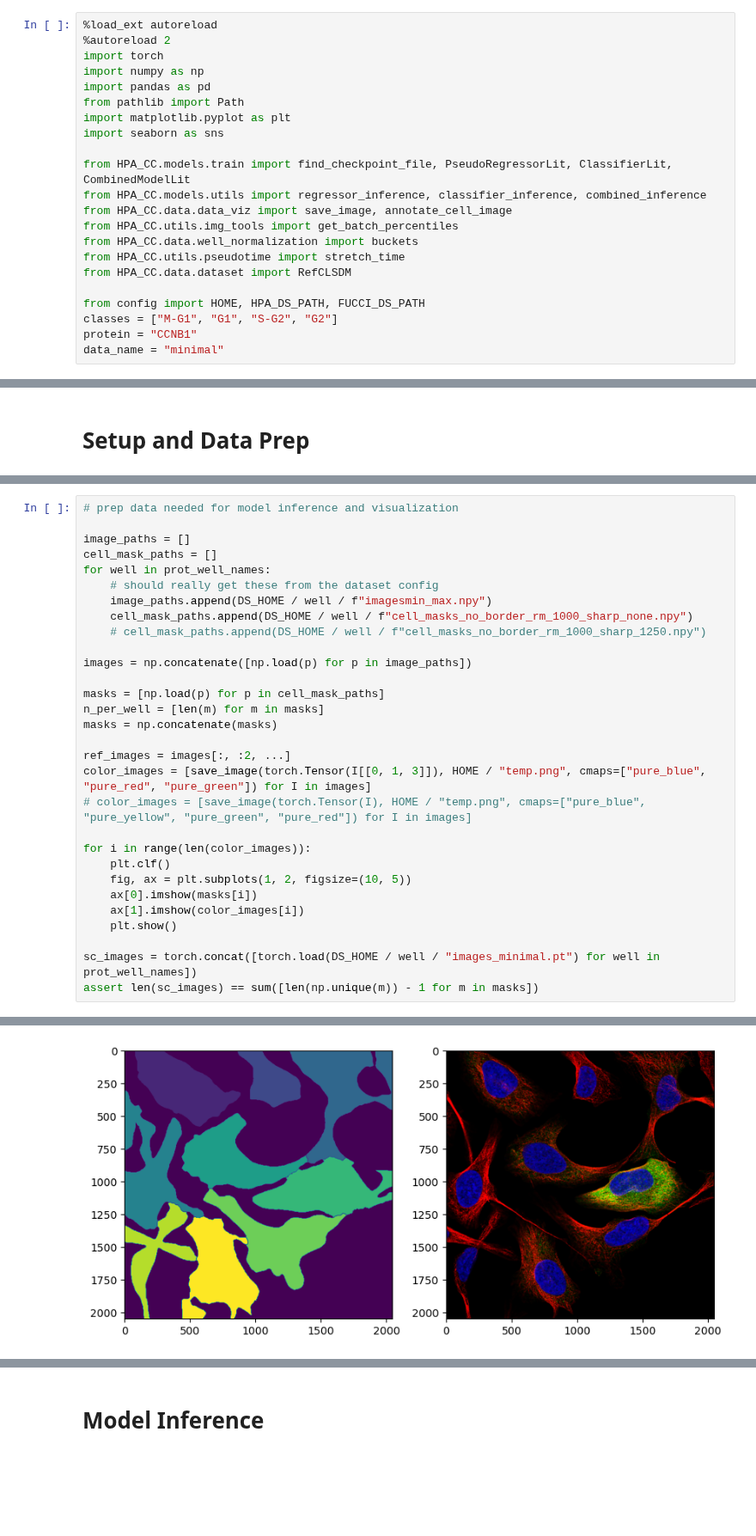
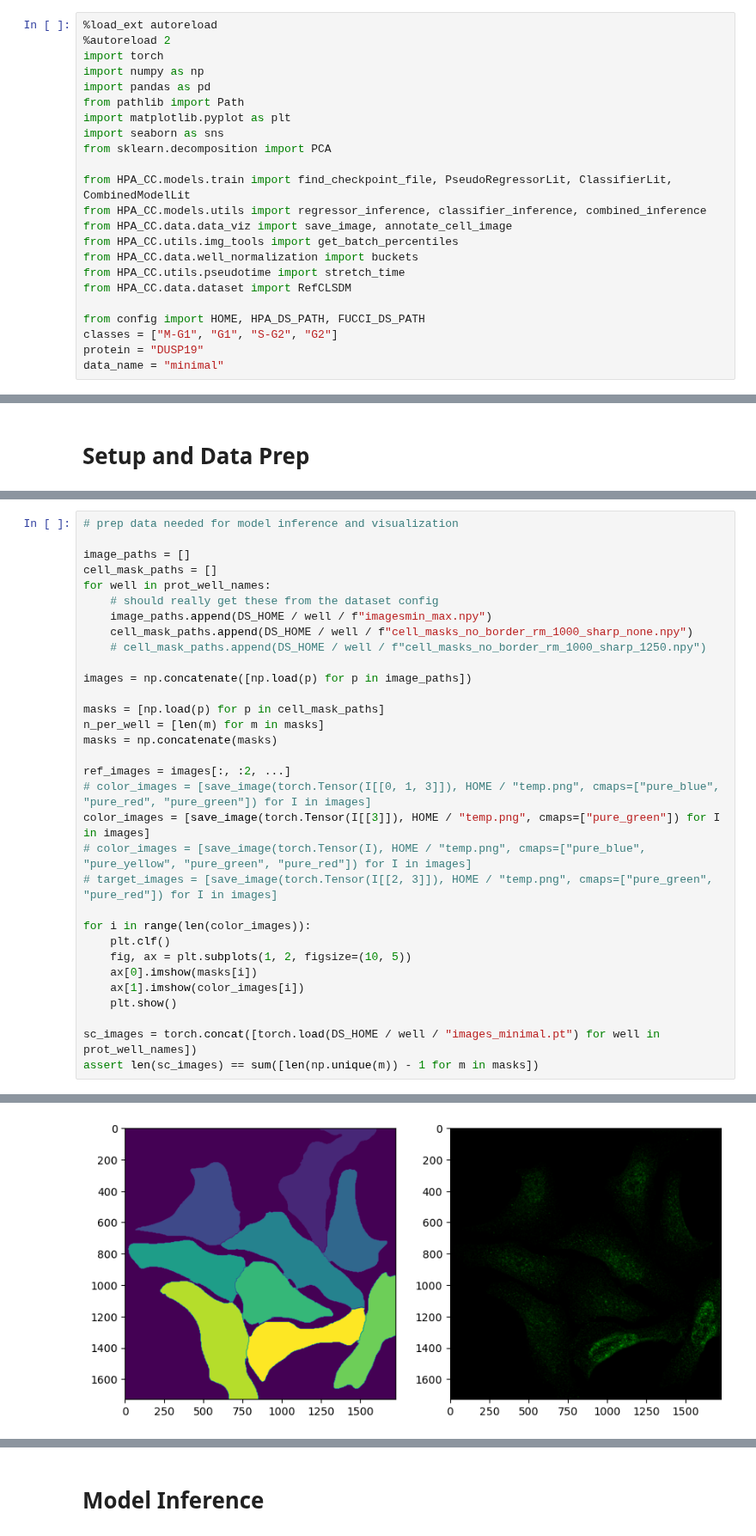
Before and after one commit to ishan-gaur/HPA_CC, a Jupyter notebook: scripts/hpa_eval.ipynb, the cells around one changed output, grey strips where cells are left out. Shown at 86% size. Drawn from its saved outputs; the diff is of its cells as text; blank space fills up the shorter version.

Commit message:
debugging this image-based correlated error)

```diff
--- a/scripts/hpa_eval.ipynb
+++ b/scripts/hpa_eval.ipynb
@@ -7,6 +7,7 @@ import pandas as pd
 from pathlib import Path
 import matplotlib.pyplot as plt
 import seaborn as sns
+from sklearn.decomposition import PCA
 
 from HPA_CC.models.train import find_checkpoint_file, PseudoRegressorLit, ClassifierLit, CombinedModelLit
 from HPA_CC.models.utils import regressor_inference, classifier_inference, combined_inference
@@ -18,6 +19,6 @@ from HPA_CC.data.dataset import RefCLSDM
 
 from config import HOME, HPA_DS_PATH, FUCCI_DS_PATH
 classes = ["M-G1", "G1", "S-G2", "G2"]
-protein = "CCNB1"
+protein = "DUSP19"
 data_name = "minimal"
 # %% [output]
@@ -86,33 +92,35 @@ print(prot_abs)
 # prep data needed for model inference and visualization
 
 image_paths = []
 cell_mask_paths = []
 for well in prot_well_names:
     # should really get these from the dataset config
     image_paths.append(DS_HOME / well / f"imagesmin_max.npy")
     cell_mask_paths.append(DS_HOME / well / f"cell_masks_no_border_rm_1000_sharp_none.npy")
     # cell_mask_paths.append(DS_HOME / well / f"cell_masks_no_border_rm_1000_sharp_1250.npy")
 
 images = np.concatenate([np.load(p) for p in image_paths])
 
 masks = [np.load(p) for p in cell_mask_paths]
 n_per_well = [len(m) for m in masks]
 masks = np.concatenate(masks)
 
 ref_images = images[:, :2, ...]
-color_images = [save_image(torch.Tensor(I[[0, 1, 3]]), HOME / "temp.png", cmaps=["pure_blue", "pure_red", "pure_green"]) for I in images]
+# color_images = [save_image(torch.Tensor(I[[0, 1, 3]]), HOME / "temp.png", cmaps=["pure_blue", "pure_red", "pure_green"]) for I in images]
+color_images = [save_image(torch.Tensor(I[[3]]), HOME / "temp.png", cmaps=["pure_green"]) for I in images]
 # color_images = [save_image(torch.Tensor(I), HOME / "temp.png", cmaps=["pure_blue", "pure_yellow", "pure_green", "pure_red"]) for I in images]
+# target_images = [save_image(torch.Tensor(I[[2, 3]]), HOME / "temp.png", cmaps=["pure_green", "pure_red"]) for I in images]
 
 for i in range(len(color_images)):
     plt.clf()
     fig, ax = plt.subplots(1, 2, figsize=(10, 5))
     ax[0].imshow(masks[i])
     ax[1].imshow(color_images[i])
     plt.show()
 
 sc_images = torch.concat([torch.load(DS_HOME / well / "images_minimal.pt") for well in prot_well_names])
 assert len(sc_images) == sum([len(np.unique(m)) - 1 for m in masks])
 # %% [output]
 <Figure size 640x480 with 0 Axes>
-[figure, old version]
+[figure, new version]
 <Figure size 640x480 with 0 Axes>
```
Also changed, not shown: parts of 13 cells of this notebook, 15 other files.
